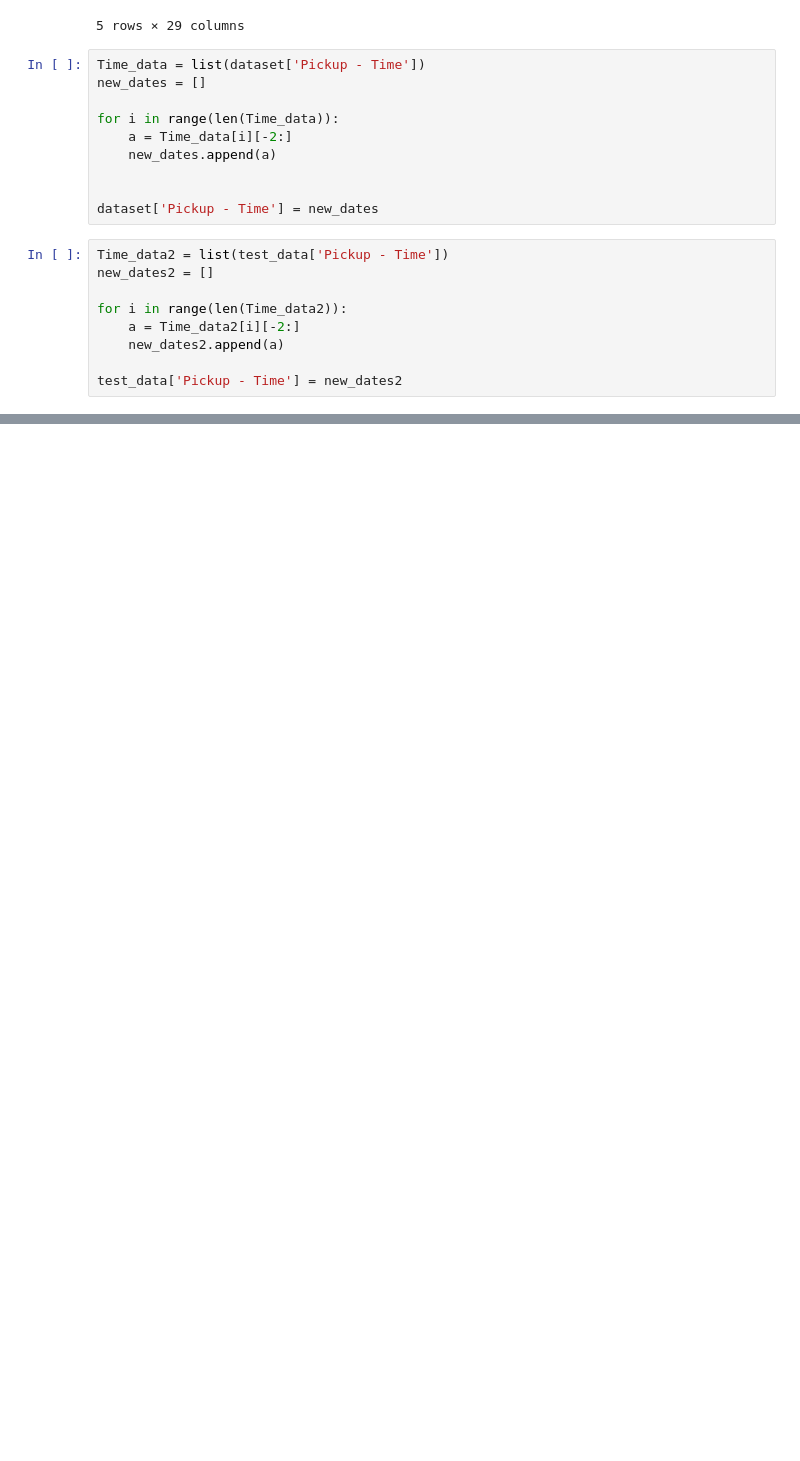
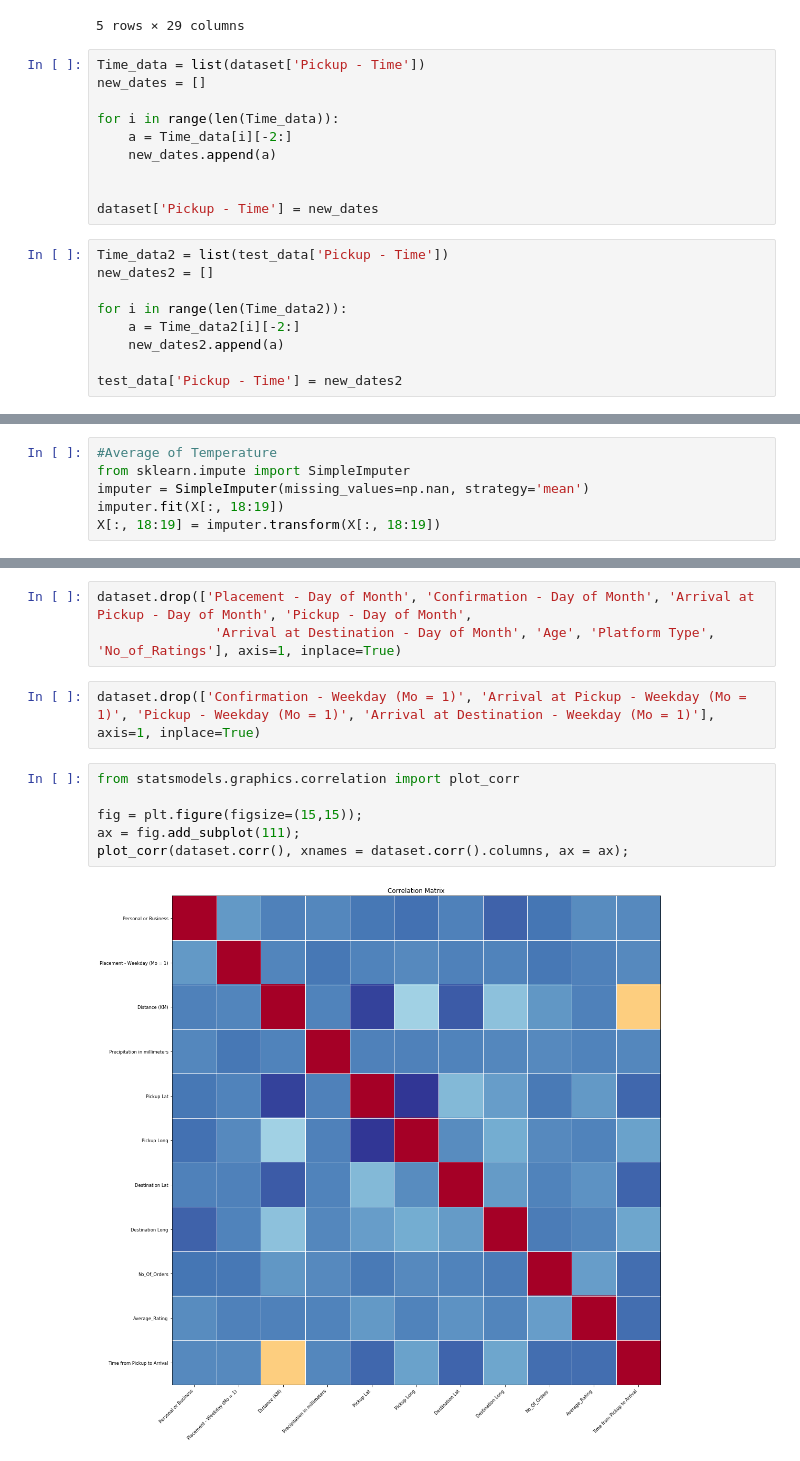
Before and after one commit to Valaska/Team_3_JHB, a Jupyter notebook: Regression+model (1).ipynb, the cells around one changed output, grey strips where cells are left out. Saved outputs shown, nothing was run; the diff lists cells and outputs as text; blank space fills up the shorter version.

Commit message:
selected features for train dataset

```diff
--- a/Regression+model (1).ipynb
+++ b/Regression+model (1).ipynb
@@ -106,0 +120,6 @@ test_data['Pickup - Time'] = new_dates2
+# %%
+#Average of Temperature
+from sklearn.impute import SimpleImputer
+imputer = SimpleImputer(missing_values=np.nan, strategy='mean')
+imputer.fit(X[:, 18:19])
+X[:, 18:19] = imputer.transform(X[:, 18:19])
@@ -106,0 +214,13 @@ test_data['Pickup - Time'] = new_dates2
+# %%
+dataset.drop(['Placement - Day of Month', 'Confirmation - Day of Month', 'Arrival at Pickup - Day of Month', 'Pickup - Day of Month',
+               'Arrival at Destination - Day of Month', 'Age', 'Platform Type', 'No_of_Ratings'], axis=1, inplace=True)
+# %%
+dataset.drop(['Confirmation - Weekday (Mo = 1)', 'Arrival at Pickup - Weekday (Mo = 1)', 'Pickup - Weekday (Mo = 1)', 'Arrival at Destination - Weekday (Mo = 1)'], axis=1, inplace=True)
+# %%
+from statsmodels.graphics.correlation import plot_corr
+
+fig = plt.figure(figsize=(15,15));
+ax = fig.add_subplot(111);
+plot_corr(dataset.corr(), xnames = dataset.corr().columns, ax = ax);
+# %% [output]
+[figure, added]
```
Also changed, not shown: parts of 14 cells of this notebook.
